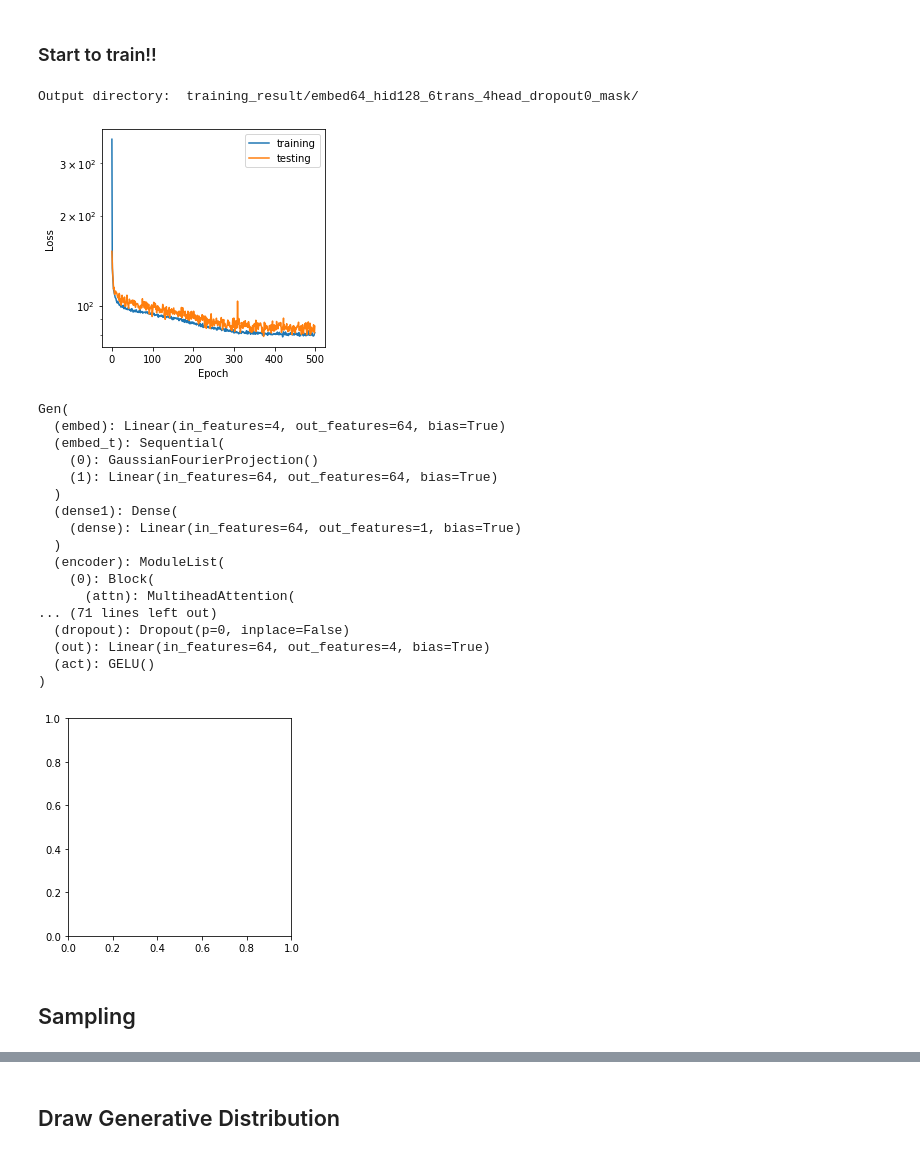
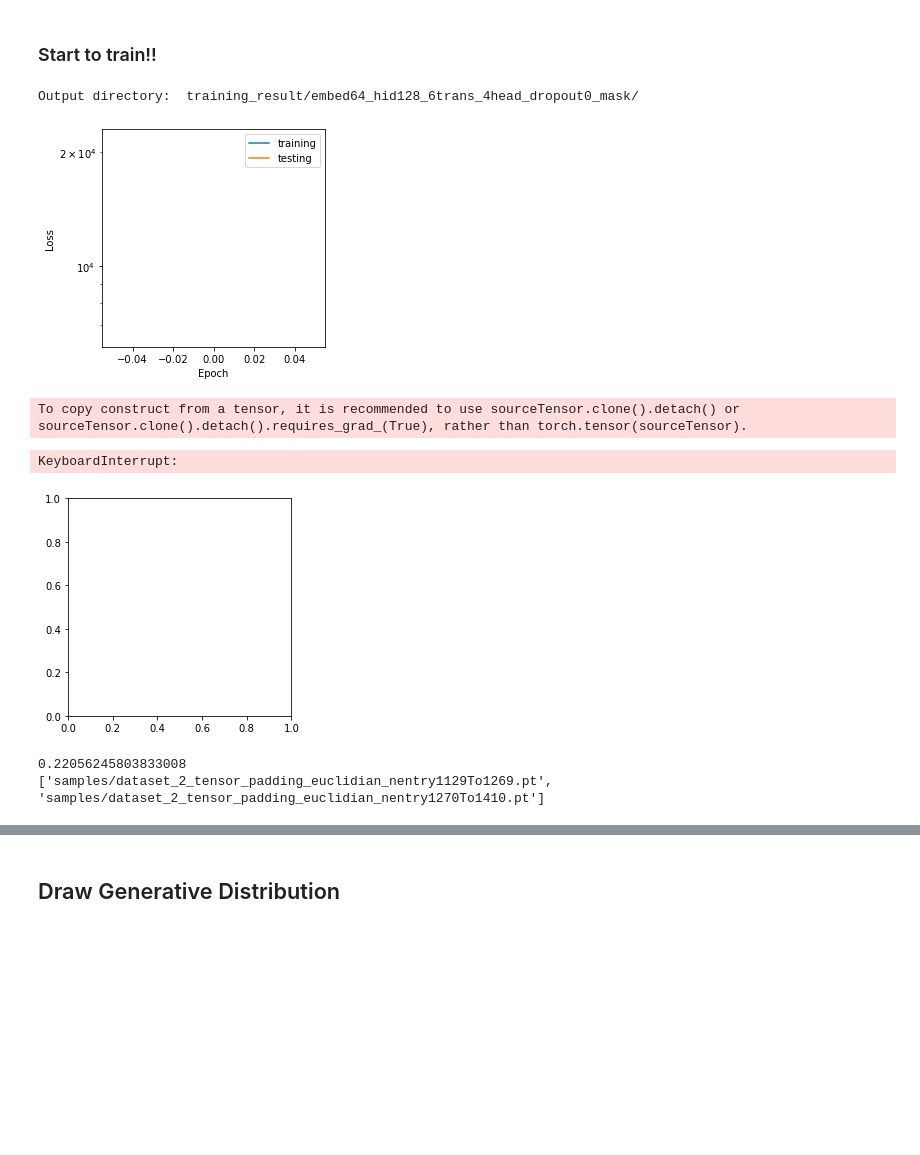
Before and after one commit to AlbertHsuNTUphys/tdsm_encoder, a Jupyter notebook: tdsm_encoder.ipynb, the cells around one changed output, grey strips where cells are left out. Cells and saved outputs as stored; diff of their text form; code cells hidden in the pictures; blank space fills up the shorter version.

```diff
--- a/tdsm_encoder.ipynb
+++ b/tdsm_encoder.ipynb
@@ -21,8 +21,8 @@ import tqdm
 device = 'cuda' if torch.cuda.is_available() else 'cpu'
 padding_value = -20
 
-dataset = "toy_model"
-dataset_store_path = "/eos/user/t/tihsu/database/ML_hackthon/toy_model"
+dataset = "dataset_2" # toy_model/dataset_1_photons
+dataset_store_path = "/eos/user/t/tihsu/database/ML_hackthon/bucketed_tensor"
 transform = None
 transform_y = None
 mask = True
@@ -95,14 +32,17 @@ label: embed64_hid128_6trans_4head_dropout0_mask
 # %%
-files_list_ = []
+files_lists = []
 for filename in os.listdir(dataset_store_path):
-    if fnmatch.fnmatch(filename, '*' + dataset + '*.pt'):
-        files_list_.append(os.path.join(dataset_store_path, filename))
-
-tqdm_file = tqdm.notebook.trange(len(files_list_))
+    if fnmatch.fnmatch(filename, dataset + '*.pt'):
+        files_lists.append(os.path.join(dataset_store_path, filename))
+#print(files_lists)
+files_lists = files_lists[:2]
+tqdm_file = tqdm.notebook.trange(len(files_lists))
 os.system("mkdir -p samples")
 for index in tqdm_file:
-    file_name = files_list_[index]
+    file_name = files_lists[index]
     data = util.dataset_structure.cloud_dataset(file_name, device=device)
+    data.transformed()
+    print(data.condition.dtype)
     data.padding()
     data.save(os.path.join("samples", (file_name.split('/')[-1]).replace('no_pedding','padding')))
 # %% [output]
@@ -123,40 +181,31 @@ To copy construct from a tensor, it is recommended to use sourceTensor.clone().d
 # %% [markdown]
 ### Start to train!!
 # %%
+torch.cuda.empty_cache()
 util.model.training(batch_size = batch_size,
                     lr = lr,
                     n_epochs = n_epochs,
                     model = model,
                     new_marginal_prob_std_fn = new_marginal_prob_std_fn,
                     device = device,
                     jupyternotebook = True,
                     files_list = files_list_,
                     train_ratio = train_ratio,
                     mask=mask, padding_value=padding_value,
                     label=label,
                     transform = transform,
                     transform_y = transform_y)
 # %% [output]
 Output directory:  training_result/embed64_hid128_6trans_4head_dropout0_mask/
-[figure, old version]
+[figure, new version]
-Gen(
-  (embed): Linear(in_features=4, out_features=64, bias=True)
-  (embed_t): Sequential(
-    (0): GaussianFourierProjection()
-    (1): Linear(in_features=64, out_features=64, bias=True)
-  )
-  (dense1): Dense(
-    (dense): Linear(in_features=64, out_features=1, bias=True)
-  )
-  (encoder): ModuleList(
-    (0): Block(
-      (attn): MultiheadAttention(
-... (71 lines left out)
-  (dropout): Dropout(p=0, inplace=False)
-  (out): Linear(in_features=64, out_features=4, bias=True)
-  (act): GELU()
-)
+To copy construct from a tensor, it is recommended to use sourceTensor.clone().detach() or sourceTensor.clone().detach().requires_grad_(True), rather than torch.tensor(sourceTensor).
+KeyboardInterrupt:
 [figure]
-# %% [markdown]
-## Sampling
+# %%
+a = torch.cuda.memory_allocated(device=device)/1024/1024/1024
+print(a)
+print(files_list_)
+# %% [output]
+0.22056245803833008
+['samples/dataset_2_tensor_padding_euclidian_nentry1129To1269.pt', 'samples/dataset_2_tensor_padding_euclidian_nentry1270To1410.pt']
 # %%
```
Also changed, not shown: parts of 15 cells of this notebook, 4 other files.
